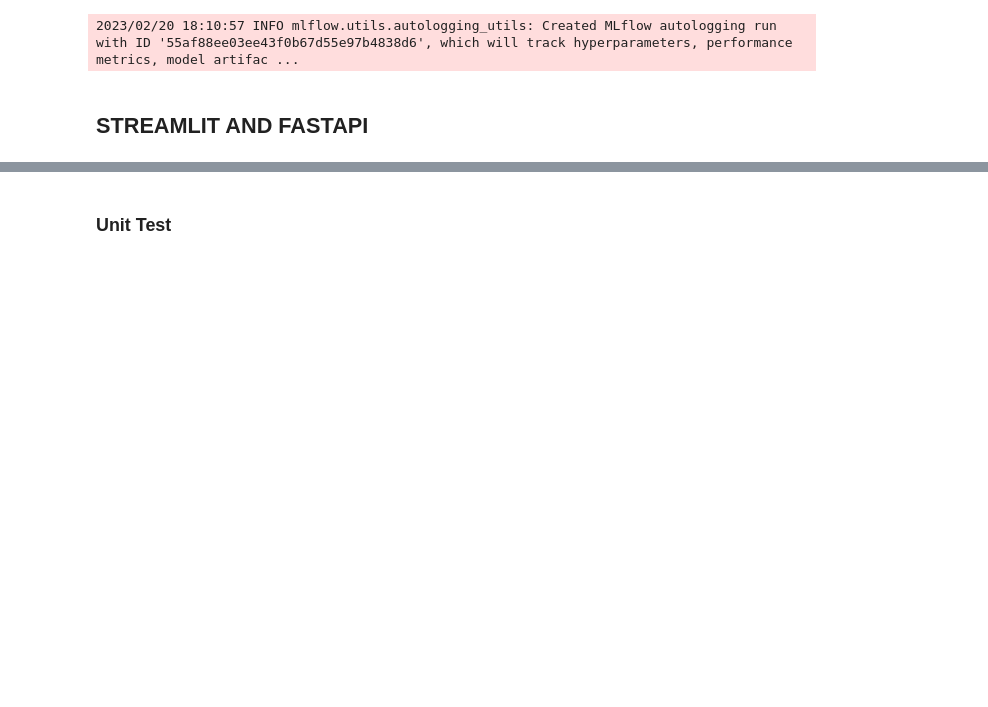
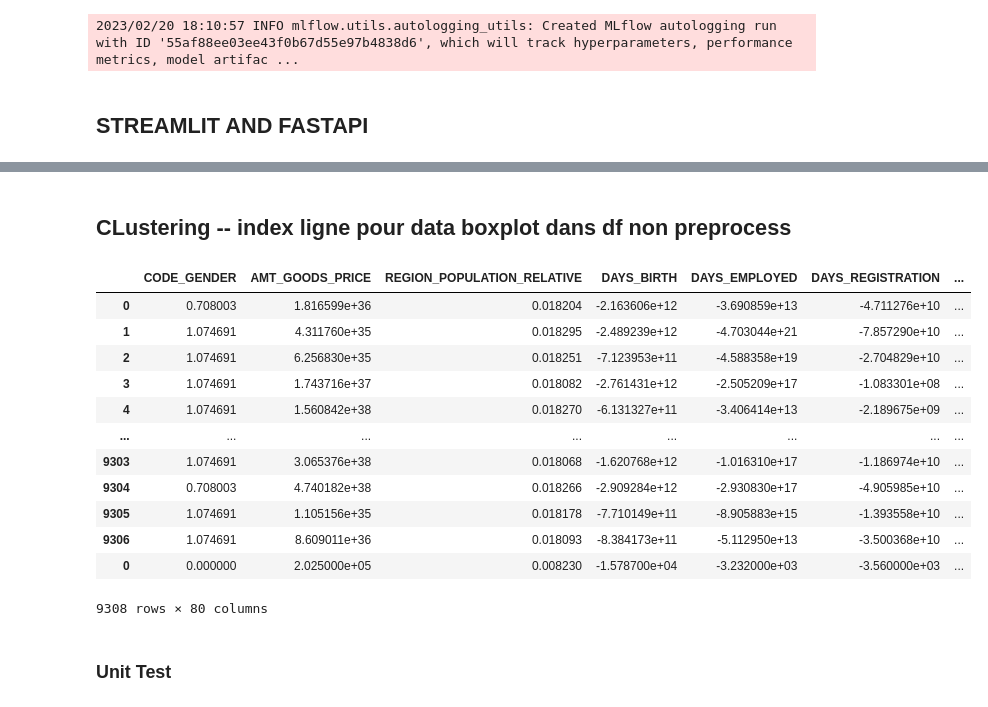
Before and after one commit to TomatoKetchoup/implement_scoring_loan, a Jupyter notebook: notebook/scoring_loan.ipynb, the cells around one changed output, grey strips where cells are left out. Saved outputs shown, nothing was run; the diff lists cells and outputs as text; code cells hidden in the pictures; blank space fills up the shorter version.

```diff
--- a/notebook/scoring_loan.ipynb
+++ b/notebook/scoring_loan.ipynb
@@ -200,3 +281,51 @@ joblib.dump(model_saved, './scoring_loan.joblib')
+# %% [markdown]
+## CLustering -- index ligne pour data boxplot dans df non preprocess
+# %%
+from sklearn.cluster import KMeans
+import numpy as np
+import lime
+import lime.lime_tabular
+# Définition du modèle KMeans avec 3 clusters
+kmeans = KMeans(n_clusters=4)
+
+# Entraînement du modèle KMeans sur les données X_train_new
+kmeans.fit(X_train_new)
+
+# Choix d'une observation à expliquer et prédire
+instance = X_test_new[0]
+
+# Explication de l'observation donnée avec LIME
+exp = explainer.explain_instance(instance, pipe.predict_proba, num_features=5)
+
+# Prédiction du cluster auquel appartient l'observation en utilisant le modèle KMeans
+predicted_cluster = kmeans.predict([instance])[0]
+# %%
+# Get the indices of the instances in the same cluster as the selected instance
+cluster_indices = np.where(kmeans.labels_ == predicted_cluster)[0]
+# %%
+# Get the data of the instances in the same cluster as the selected instance
+cluster_data = X_train_new[cluster_indices,:]
+cluster_data = pd.DataFrame(cluster_data, columns=selected_feature_names)
+# %%
+# Get the data of the selected instance
+instance_data = pd.DataFrame(instance.reshape(1, -1), columns=selected_feature_names)
+# %%
+data_for_plot = pd.DataFrame(pd.concat([cluster_data, instance_data], axis=0))
+data_for_plot
+# %% [output]
+|  | CODE_GENDER | AMT_GOODS_PRICE | REGION_POPULATION_RELATIVE | DAYS_BIRTH | DAYS_EMPLOYED | DAYS_REGISTRATION | ... |
+| 0 | 0.708003 | 1.816599e+36 | 0.018204 | -2.163606e+12 | -3.690859e+13 | -4.711276e+10 | ... |
+| 1 | 1.074691 | 4.311760e+35 | 0.018295 | -2.489239e+12 | -4.703044e+21 | -7.857290e+10 | ... |
+| 2 | 1.074691 | 6.256830e+35 | 0.018251 | -7.123953e+11 | -4.588358e+19 | -2.704829e+10 | ... |
+| 3 | 1.074691 | 1.743716e+37 | 0.018082 | -2.761431e+12 | -2.505209e+17 | -1.083301e+08 | ... |
+| 4 | 1.074691 | 1.560842e+38 | 0.018270 | -6.131327e+11 | -3.406414e+13 | -2.189675e+09 | ... |
+| ... | ... | ... | ... | ... | ... | ... | ... |
+| 9303 | 1.074691 | 3.065376e+38 | 0.018068 | -1.620768e+12 | -1.016310e+17 | -1.186974e+10 | ... |
+| 9304 | 0.708003 | 4.740182e+38 | 0.018266 | -2.909284e+12 | -2.930830e+17 | -4.905985e+10 | ... |
+| 9305 | 1.074691 | 1.105156e+35 | 0.018178 | -7.710149e+11 | -8.905883e+15 | -1.393558e+10 | ... |
+| 9306 | 1.074691 | 8.609011e+36 | 0.018093 | -8.384173e+11 | -5.112950e+13 | -3.500368e+10 | ... |
+| 0 | 0.000000 | 2.025000e+05 | 0.008230 | -1.578700e+04 | -3.232000e+03 | -3.560000e+03 | ... |
+9308 rows × 80 columns
 # %% [markdown]
 ### Unit Test
 # %%
```
Also changed, not shown: parts of 25 cells of this notebook.
